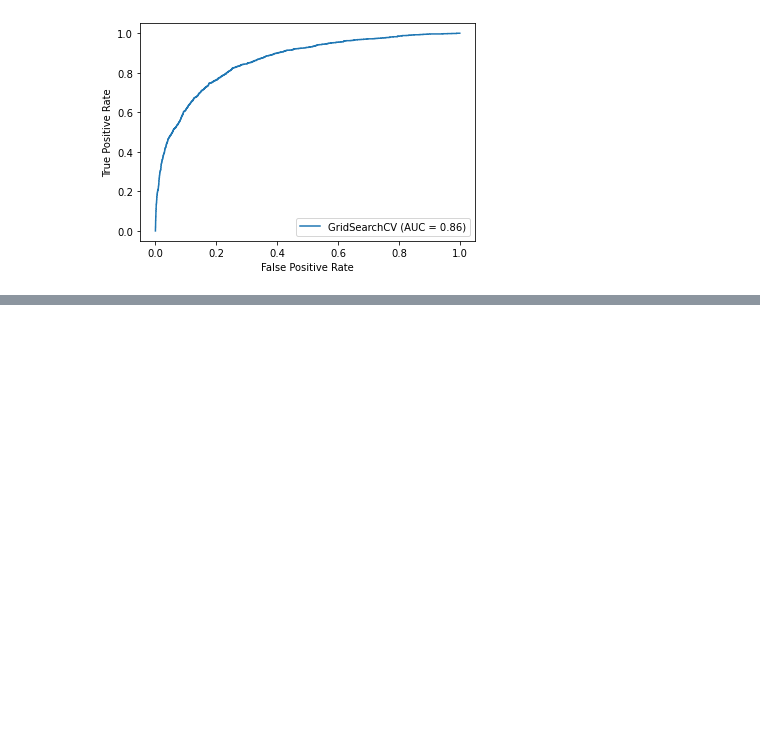
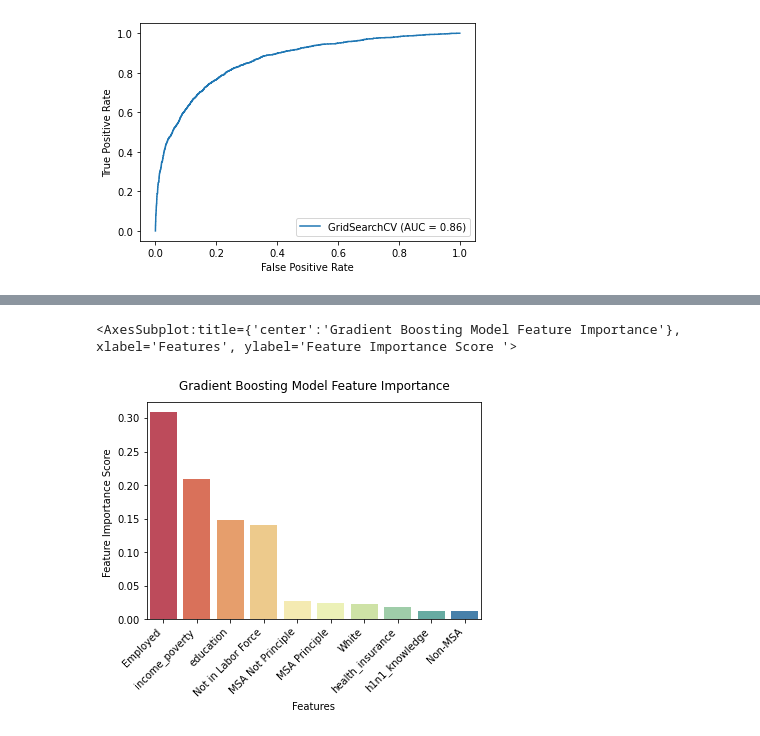
Before and after one commit to biannagas/Phase-3-Project, a Jupyter notebook: Modeling.ipynb, the cells around one changed output, grey strips where cells are left out. Saved outputs shown, nothing was run; the diff lists cells and outputs as text; code cells hidden in the pictures; blank space fills up the shorter version.

Commit message:
edits to models

```diff
--- a/Modeling.ipynb
+++ b/Modeling.ipynb
@@ -542,0 +569,5 @@ plot_roc_curve(tuned_pipeline_8, X_test, y_test)
+# %%
+final_pipe = final_pipe.fit(X_train, y_train)
+# %%
+importances = final_pipe.named_steps['model'].feature_importances_
+importances
@@ -542,0 +611,19 @@ plot_roc_curve(tuned_pipeline_8, X_test, y_test)
+# %%
+names = ['h1n1_concern', 'h1n1_knowledge', 'behavioral_antiviral_meds',
+       'behavioral_avoidance', 'behavioral_face_mask', 'behavioral_wash_hands',
+       'behavioral_large_gatherings', 'behavioral_outside_home',
+       'behavioral_touch_face', 'doctor_recc_h1n1', 'doctor_recc_seasonal',
+       'chronic_med_condition', 'child_under_6_months', 'health_worker',
+       'health_insurance', 'opinion_h1n1_vacc_effective', 'opinion_h1n1_risk',
+       'opinion_h1n1_sick_from_vacc', 'opinion_seas_vacc_effective',
+       'opinion_seas_risk', 'opinion_seas_sick_from_vacc', 'age_group',
+       'education', 'black', 'hispanic','Other or Multiple','White',
+         'income_poverty', 'Employed', 'Not in Labor Force', 'Unemployed',
+       'MSA Not Principle', 'MSA Principle','Non-MSA','household_adults', 'household_children',
+       'seasonal_vaccine', 'sex_Female', 'sex_Male', 'marital_status_Married',
+       'marital_status_Not Married', 'rent_or_own_Own', 'rent_or_own_Rent']
+# %%
+feature_importance = dict(zip(names,importances))
+sorted_feat = sorted(feature_importance.items(), key=lambda x:x[1],reverse=True)
+sorted_feat = sorted_feat[:10]
+sorted_feat
@@ -542,0 +641,14 @@ plot_roc_curve(tuned_pipeline_8, X_test, y_test)
+# %%
+x = [x[0] for x in sorted_feat]
+y = [x[1] for x in sorted_feat]
+fig, ax = plt.subplots()
+plt.xticks(rotation=45, ha='right')
+
+plt.xlabel('Features', fontsize =10)
+plt.ylabel('Feature Importance Score ', fontsize =10)
+ax.set_title('Gradient Boosting Model Feature Importance', fontsize= 12, pad =12)
+
+sns.barplot(x,y,palette="Spectral")
+# %% [output]
+<AxesSubplot:title={'center':'Gradient Boosting Model Feature Importance'}, xlabel='Features', ylabel='Feature Importance Score '>
+[figure, added]
```
Also changed, not shown: parts of 39 cells of this notebook, 2 other files.
